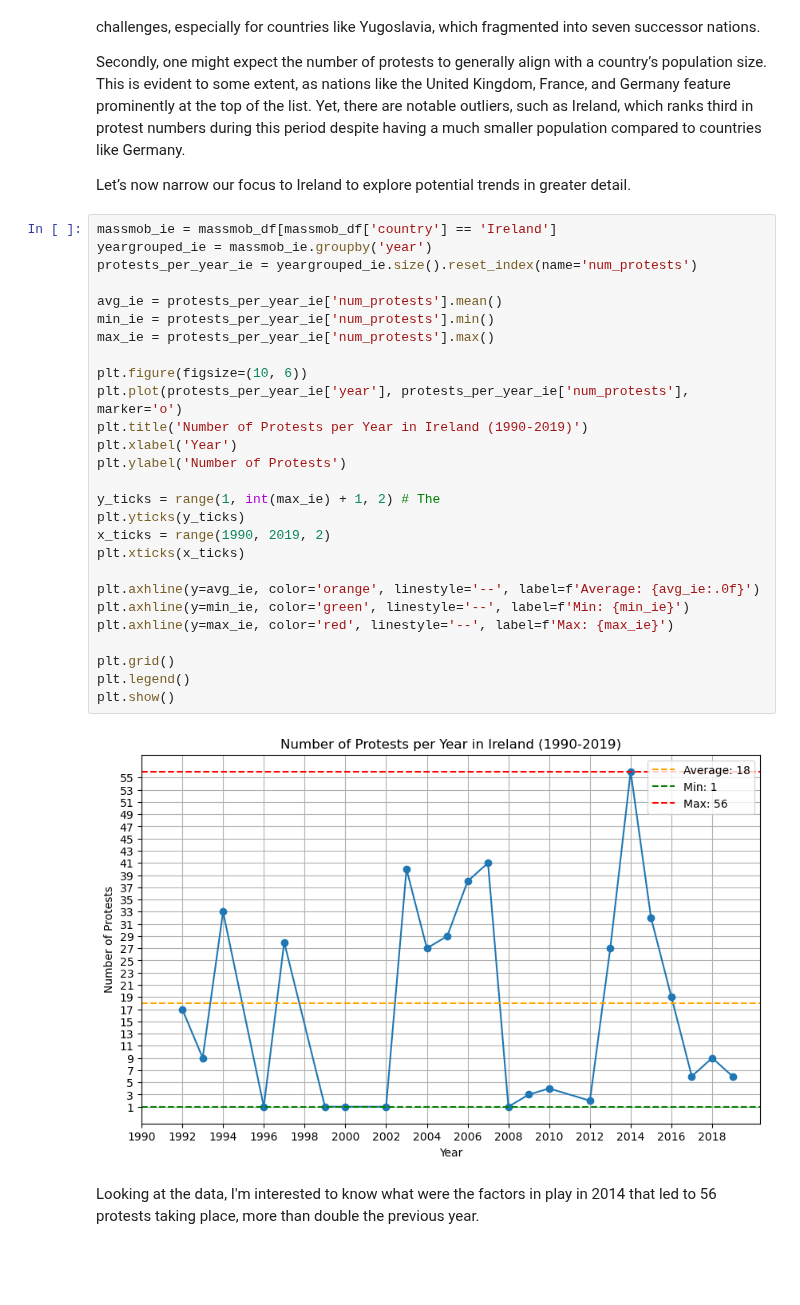
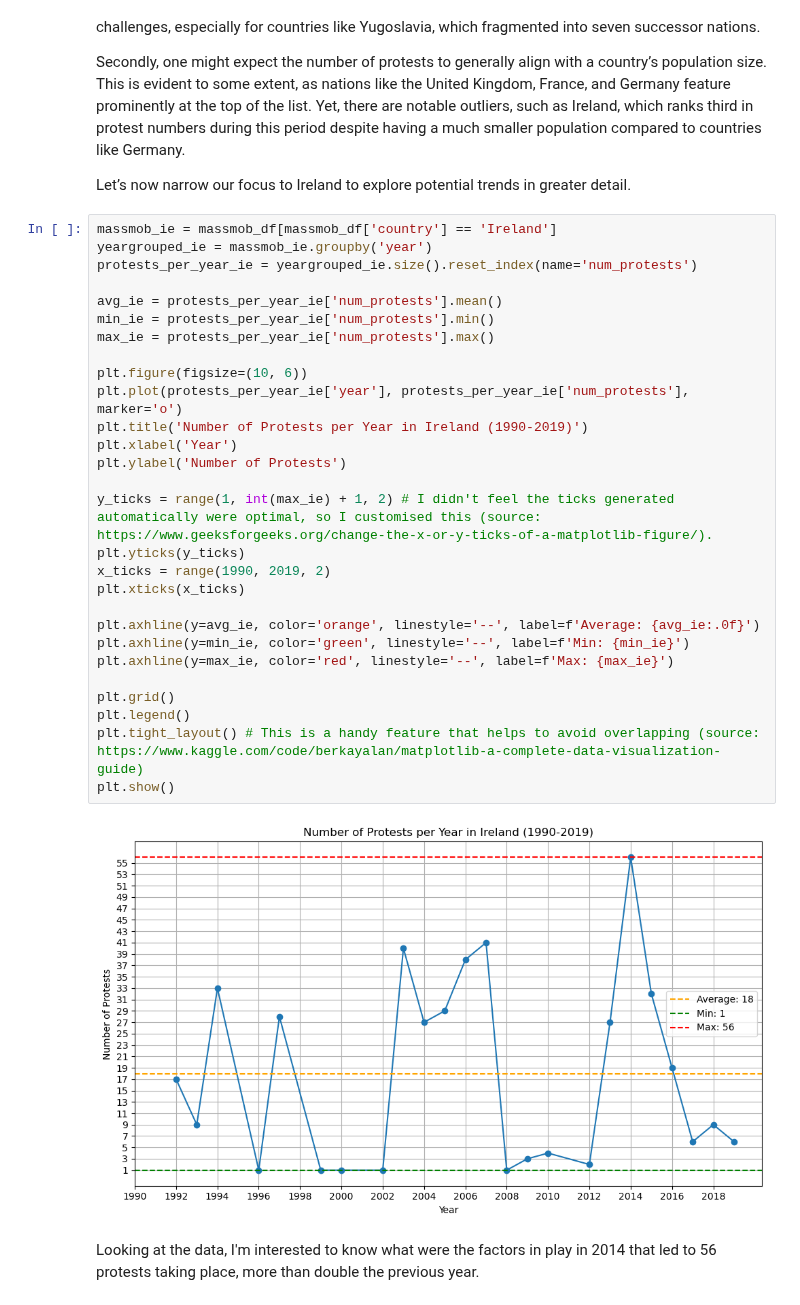
Before and after one commit to MylesHenehan/pfda, a Jupyter notebook: project/project.ipynb, the cells around one changed output. Saved outputs shown, nothing was run; the diff lists cells and outputs as text; blank space fills up the shorter version.

```diff
--- a/project/project.ipynb
+++ b/project/project.ipynb
@@ -178,32 +184,33 @@ Let’s now narrow our focus to Ireland to explore potential trends in greater d
 # %%
 massmob_ie = massmob_df[massmob_df['country'] == 'Ireland']
 yeargrouped_ie = massmob_ie.groupby('year')
 protests_per_year_ie = yeargrouped_ie.size().reset_index(name='num_protests')
 
 avg_ie = protests_per_year_ie['num_protests'].mean()
 min_ie = protests_per_year_ie['num_protests'].min()
 max_ie = protests_per_year_ie['num_protests'].max()
 
 plt.figure(figsize=(10, 6))
 plt.plot(protests_per_year_ie['year'], protests_per_year_ie['num_protests'], marker='o')
 plt.title('Number of Protests per Year in Ireland (1990-2019)')
 plt.xlabel('Year')
 plt.ylabel('Number of Protests')
 
-y_ticks = range(1, int(max_ie) + 1, 2) # The
+y_ticks = range(1, int(max_ie) + 1, 2) # I didn't feel the ticks generated automatically were optimal, so I customised this (source: https://www.geeksforgeeks.org/change-the-x-or-y-ticks-of-a-matplotlib-figure/).
 plt.yticks(y_ticks)
 x_ticks = range(1990, 2019, 2)
 plt.xticks(x_ticks)
 
 plt.axhline(y=avg_ie, color='orange', linestyle='--', label=f'Average: {avg_ie:.0f}')
 plt.axhline(y=min_ie, color='green', linestyle='--', label=f'Min: {min_ie}')
 plt.axhline(y=max_ie, color='red', linestyle='--', label=f'Max: {max_ie}')
 
 plt.grid()
 plt.legend()
+plt.tight_layout() # This is a handy feature that helps to avoid overlapping (source: https://www.kaggle.com/code/berkayalan/matplotlib-a-complete-data-visualization-guide)
 plt.show()
 # %% [output]
-[figure, old version]
+[figure, new version]
 # %% [markdown]
 Looking at the data, I'm interested to know what were the factors in play in 2014 that led to 56 protests taking place, more than double the previous year.
 # %%
```
Also changed, not shown: parts of 29 cells of this notebook, 1 other file.
